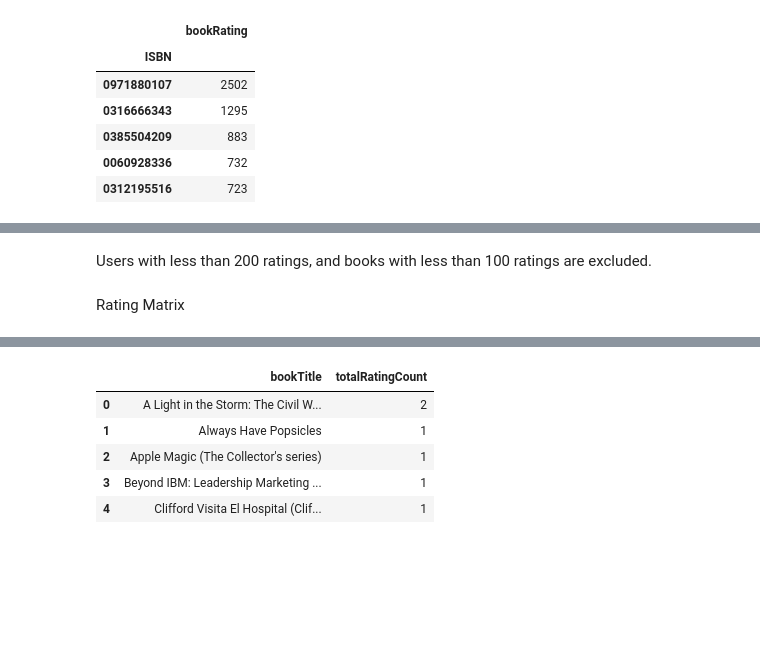
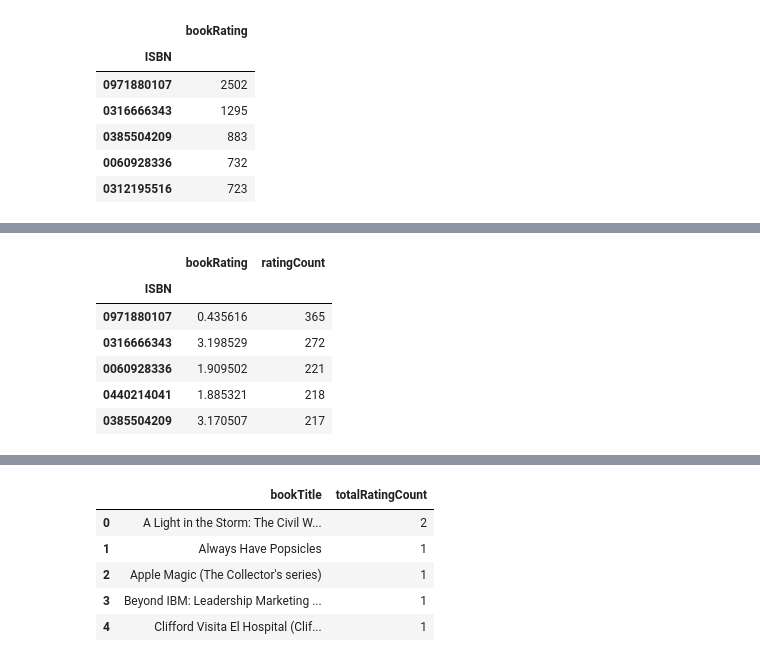
Before and after one commit to akshan-main/bookrec, a Jupyter notebook: bookrec.ipynb, the cells around one changed output, grey strips where cells are left out. Drawn from its saved outputs; the diff is of its cells as text; code cells hidden in the pictures; blank space fills up the shorter version.

```diff
--- a/bookrec.ipynb
+++ b/bookrec.ipynb
@@ -76,6 +76,16 @@ most_rated_books_summary
 | 2 | 0385504209 | The Da Vinci Code | Dan Brown | 2003 | Doubleday | http://images.amazon.com/images/P... | http://images.amazon.com/images/P... | http://images.amazon.com/images/P... |
 | 3 | 0060928336 | Divine Secrets of the Ya-Ya Siste... | Rebecca Wells | 1997 | Perennial | http://images.amazon.com/images/P... | http://images.amazon.com/images/P... | http://images.amazon.com/images/P... |
 | 4 | 0312195516 | The Red Tent (Bestselling Backlist) | Anita Diamant | 1998 | Picador USA | http://images.amazon.com/images/P... | http://images.amazon.com/images/P... | http://images.amazon.com/images/P... |
-# %% [markdown]
-Users with less than 200 ratings, and books with less than 100 ratings are excluded.
+# %%
+average_rating = pd.DataFrame(ratings.groupby('ISBN')['bookRating'].mean())
+average_rating['ratingCount'] = pd.DataFrame(ratings.groupby('ISBN')['bookRating'].count())
+average_rating.sort_values('ratingCount', ascending=False).head()
+# %% [output]
+|  | bookRating | ratingCount |
+| ISBN |  |  |
+| 0971880107 | 0.435616 | 365 |
+| 0316666343 | 3.198529 | 272 |
+| 0060928336 | 1.909502 | 221 |
+| 0440214041 | 1.885321 | 218 |
+| 0385504209 | 3.170507 | 217 |
 # %%
@@ -83,6 +94,4 @@ counts1 = ratings['userID'].value_counts()
 ratings = ratings[ratings['userID'].isin(counts1[counts1 >= 200].index)]
 counts = ratings['bookRating'].value_counts()
 ratings = ratings[ratings['bookRating'].isin(counts[counts >= 100].index)]
-# %% [markdown]
-Rating Matrix
 # %%
```
Also changed, not shown: parts of 8 cells of this notebook.
